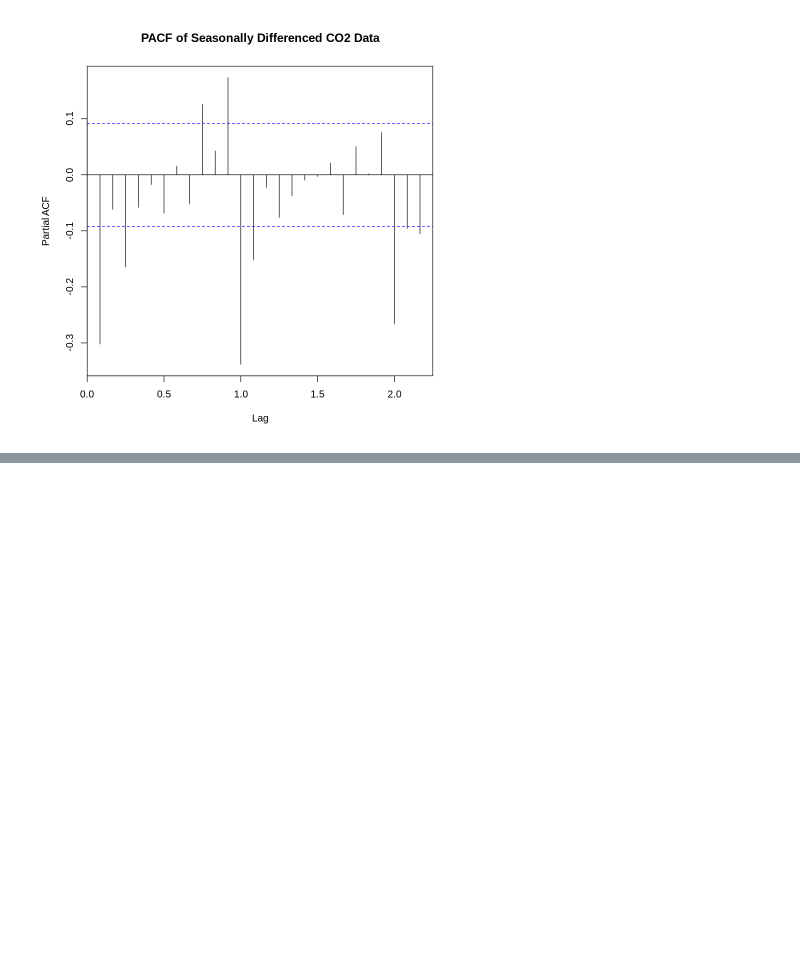
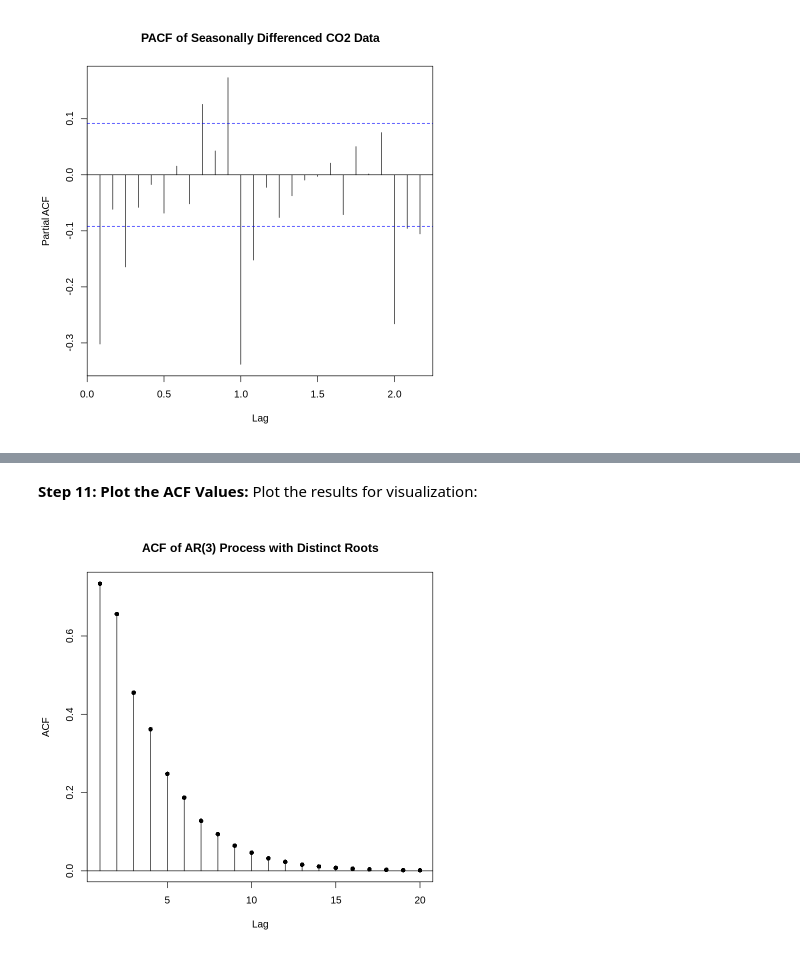
Before and after one commit to venkatanadikatla/pytorch, a Jupyter notebook: Manually_Graded_Assignment_1.ipynb, the cells around one changed output, grey strips where cells are left out. Drawn from its saved outputs; the diff is of its cells as text; code cells hidden in the pictures; blank space fills up the shorter version.

```diff
--- a/Manually_Graded_Assignment_1.ipynb
+++ b/Manually_Graded_Assignment_1.ipynb
@@ -220,0 +375,7 @@ print(rho_X)
+# %%
+# Define AR coefficients and solve for roots (distinct case)
+phi <- c(0.6, 0.37, -0.21)
+phi.zinv <- c(-phi[3], -phi[2], -phi[1], 1)
+r.inv <- polyroot(phi.zinv)
+r.inv <- Re(r.inv)  # Extract real parts of roots
+r.inv
@@ -220,0 +413,13 @@ print(rho_X)
+# %%
+# Solving for initial ACF values (rho(0), rho(1), and rho(2))
+B <- matrix(c(phi[2] - 1, phi[1] + phi[3], phi[3], -1), 2, 2)
+phi.m <- matrix(c(-phi[1], -phi[2]))
+rho.init <- c(1, solve(B, phi.m))  # Set initial conditions rho(0) = 1, solve for rho(1) and rho(2)
+print(rho.init) # Outputs rho(0), rho(1), rho(2)
+
+# Construct matrix A to solve for coefficients c1, c2, and c3 based on initial conditions
+A <- matrix(c(1, r.inv[1], r.inv[1]^2,
+              1, r.inv[2], r.inv[2]^2,
+              1, r.inv[3], r.inv[3]^2), 3, 3)
+c <- solve(A, rho.init)  # Solve for coefficients c1, c2, and c3
+print(c)  # Coefficients for distinct roots
@@ -220,0 +434,10 @@ print(rho_X)
+# %%
+# Calculate ACF for lags up to 20 using distinct roots
+rho.X <- numeric(20)  # Initialize ACF vector
+for (h in 1:20) {
+  rho.X[h] <- c[1] * r.inv[1]^h + c[2] * r.inv[2]^h + c[3] * r.inv[3]^h
+}
+
+# Display computed ACF values
+print("ACF values calculated using for loop and compare them with ARMAacf:")
+print(rho.X)
@@ -220,0 +469,10 @@ print(rho_X)
+# %% [markdown]
+**Step 11: Plot the ACF Values:**
+Plot the results for visualization:
+# %%
+# Plot the ACF values
+plot(1:20, rho.X, type = "h", main = "ACF of AR(3) Process with Distinct Roots", xlab = "Lag", ylab = "ACF")
+abline(h = 0)
+points(1:20, rho.X, pch = 16)
+# %% [output]
+[figure, added]
```
Also changed, not shown: parts of 43 cells of this notebook.
